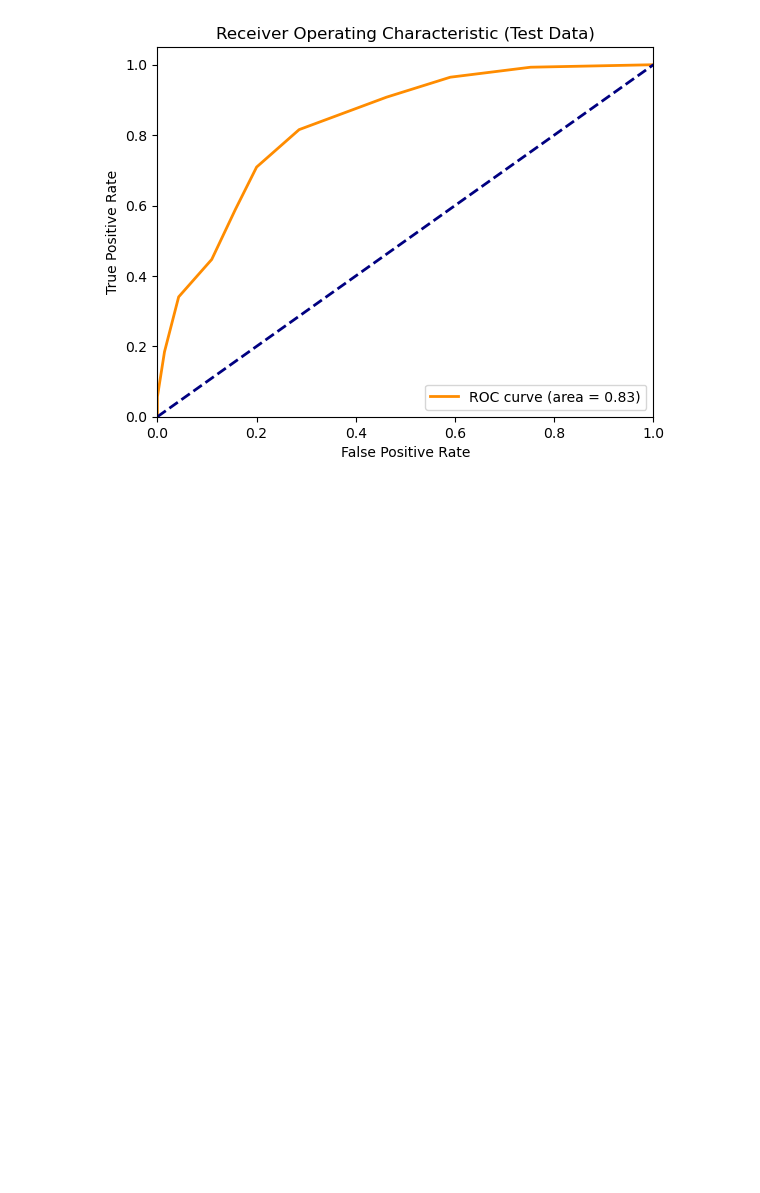
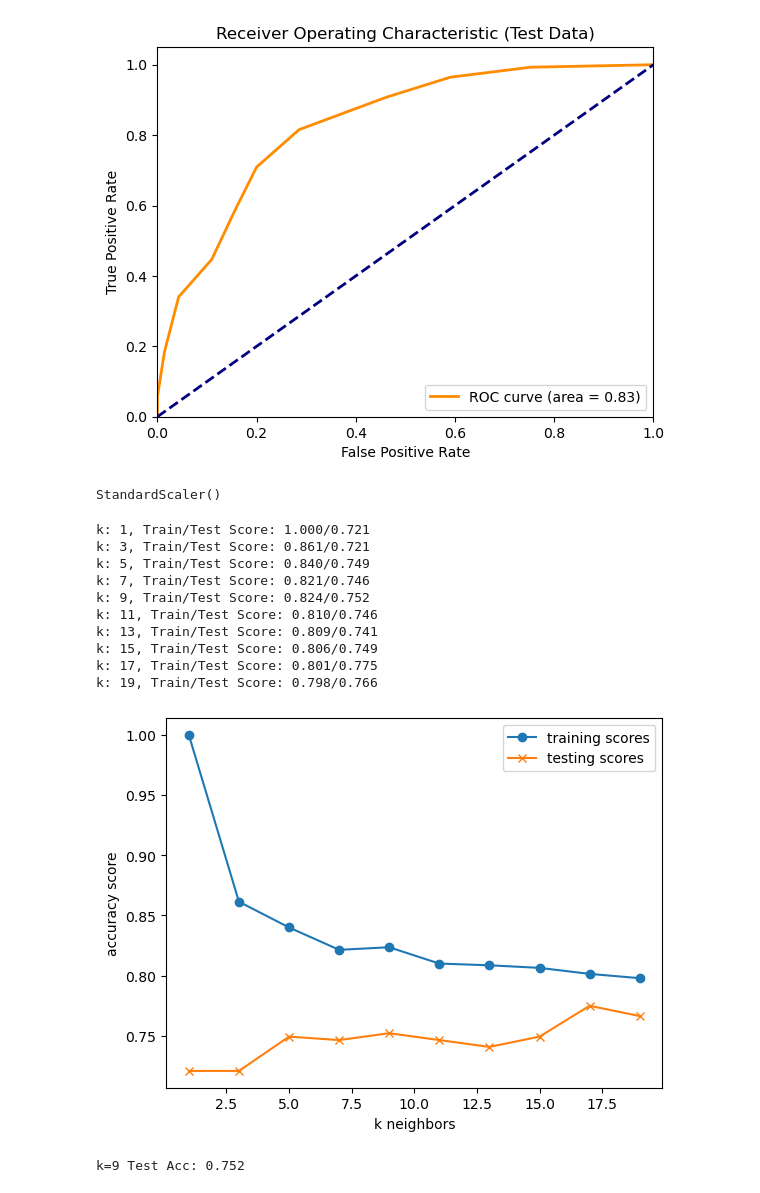
Before and after one commit to cassydm/rockies_moneyball_part-deux, a Jupyter notebook: Project 2/Howard_knn_model_project2.ipynb, the cells around one changed output. Drawn from its saved outputs; the diff is of its cells as text; code cells hidden in the pictures; blank space fills up the shorter version.

Commit message:
added different reports to Howard.KNN.model

```diff
--- a/Project 2/Howard_knn_model_project2.ipynb
+++ b/Project 2/Howard_knn_model_project2.ipynb
@@ -397,3 +397,54 @@ Test Classification Report:
    macro avg       0.73      0.72      0.72       351
 weighted avg       0.74      0.74      0.74       351
 [figure]
+# %%
+# Create a StandardScater model and fit it to the training data
+X_scaler = StandardScaler()
+X_scaler.fit(X_train)
+# %% [output]
+StandardScaler()
+# %%
+# Transform the training and testing data by using the X_scaler model
+X_train_scaled = X_scaler.transform(X_train)
+X_test_scaled = X_scaler.transform(X_test)
+# %%
+# Loop through different k values to find which has the highest accuracy.
+# Note: We use only odd numbers because we don't want any ties.
+train_scores = []
+test_scores = []
+for k in range(1, 20, 2):
+    knn = KNeighborsClassifier(n_neighbors=k)
+    knn.fit(X_train_scaled, y_train)
+    train_score = knn.score(X_train_scaled, y_train)
+    test_score = knn.score(X_test_scaled, y_test)
+    train_scores.append(train_score)
+    test_scores.append(test_score)
+    print(f"k: {k}, Train/Test Score: {train_score:.3f}/{test_score:.3f}")
+
+# Plot the results
+plt.plot(range(1, 20, 2), train_scores, marker='o', label="training scores")
+plt.plot(range(1, 20, 2), test_scores, marker="x", label="testing scores")
+plt.xlabel("k neighbors")
+plt.ylabel("accuracy score")
+plt.legend()
+plt.show()
+# %% [output]
+k: 1, Train/Test Score: 1.000/0.721
+k: 3, Train/Test Score: 0.861/0.721
+k: 5, Train/Test Score: 0.840/0.749
+k: 7, Train/Test Score: 0.821/0.746
+k: 9, Train/Test Score: 0.824/0.752
+k: 11, Train/Test Score: 0.810/0.746
+k: 13, Train/Test Score: 0.809/0.741
+k: 15, Train/Test Score: 0.806/0.749
+k: 17, Train/Test Score: 0.801/0.775
+k: 19, Train/Test Score: 0.798/0.766
+[figure, added]
+# %%
+# Train the KNN model with the best k value
+# Note that k: 9 seems to be the best choice for this dataset
+knn = KNeighborsClassifier(n_neighbors=9)
+knn.fit(X_train_scaled, y_train)
+print('k=9 Test Acc: %.3f' % knn.score(X_test_scaled, y_test))
+# %% [output]
+k=9 Test Acc: 0.752
```
Also changed, not shown: parts of 2 cells of this notebook.
